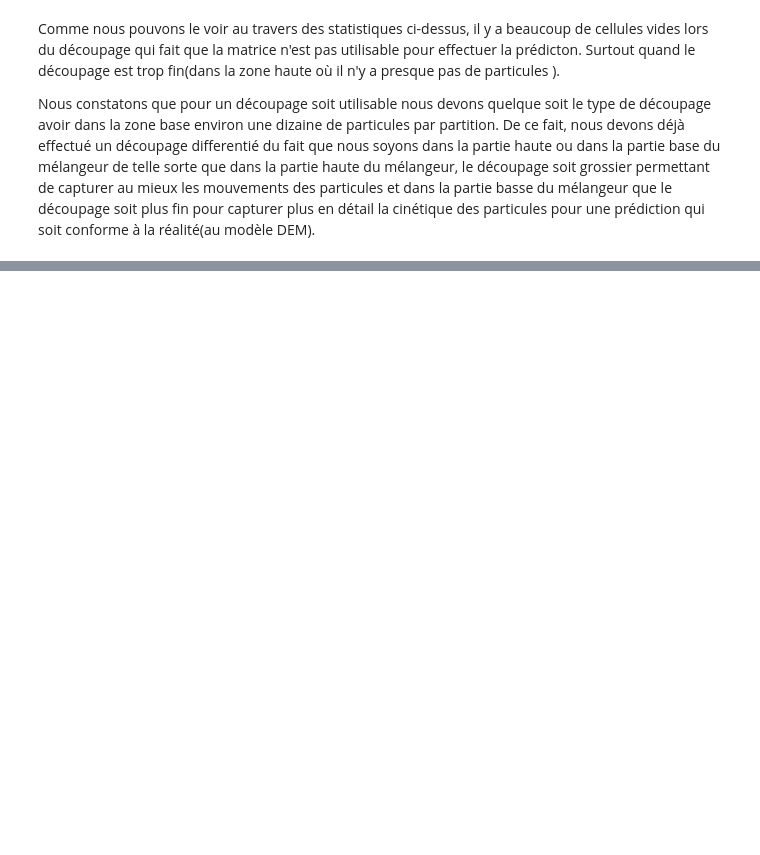
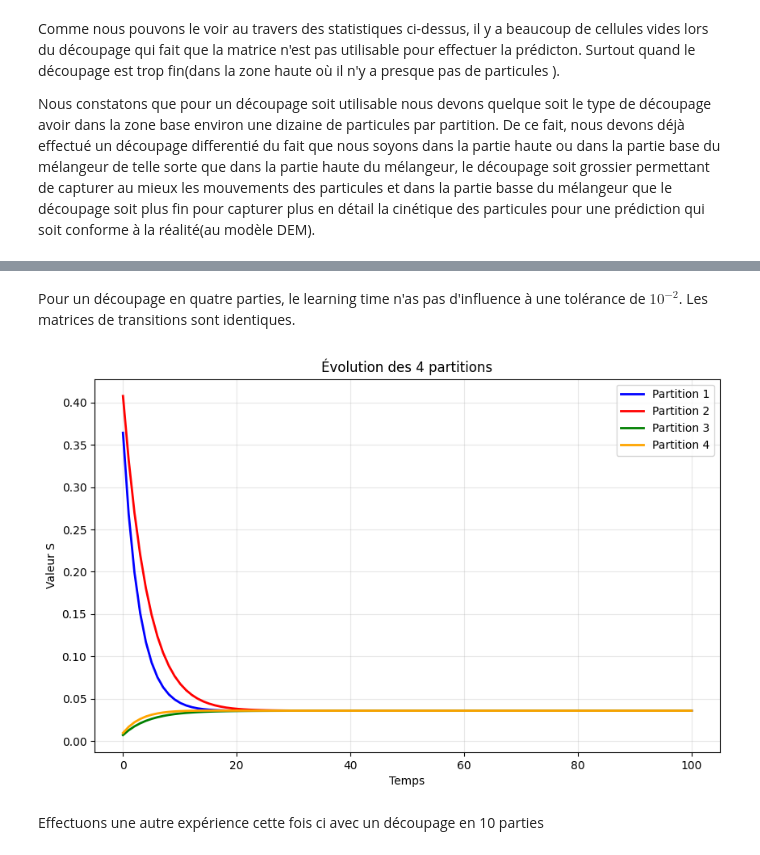
Before and after one commit to tiffank1802/DEM-MCM-Coupling, a Jupyter notebook: DEM_MCM/docs/observations_segregations.ipynb, the cells around one changed output, grey strips where cells are left out. Saved outputs shown, nothing was run; the diff lists cells and outputs as text; code cells hidden in the pictures; blank space fills up the shorter version.

Commit message:
etude de l'influence du learning time sur la cinétique de mélange pour un découpage en quatre partitions

```diff
--- a/DEM_MCM/docs/observations_segregations.ipynb
+++ b/DEM_MCM/docs/observations_segregations.ipynb
@@ -71,0 +168,2 @@ Nous pouvons donc
+# %%
+Analyzer.load_method('cylindrical')
@@ -71,0 +188,3 @@ Nous pouvons donc
+# %%
+cyl_experiment=list(Analyzer.results.keys()) # on enregistre les noms des experiences qui ont été faites
+cyl_experiment
@@ -71,0 +225,4 @@ Nous pouvons donc
+# %%
+patterns=['step1','start250','dt0.01','nr2_nth2_nz1']
+results=[cyl for cyl in cyl_experiment if all(pattern in cyl for pattern in patterns)]
+results
@@ -71,0 +278,23 @@ Nous pouvons donc
+# %% [markdown]
+Pour un découpage en quatre parties, le learning time n'as pas d'influence à une tolérance de $10^{-2}$. Les matrices de transitions sont identiques.
+# %%
+S_s=Analyzer.simulate_mixing(results[0])
+# %%
+plt.figure(figsize=(10, 6))
+
+# 4 partitions : colonne 0, 1, 2, 3
+plt.plot(temps, S_s[:, 0], 'b-', label='Partition 1', linewidth=2)
+plt.plot(temps, S_s[:, 1], 'r-', label='Partition 2', linewidth=2)
+plt.plot(temps, S_s[:, 2], 'g-', label='Partition 3', linewidth=2)
+plt.plot(temps, S_s[:, 3], 'orange', label='Partition 4', linewidth=2)
+
+plt.xlabel('Temps')
+plt.ylabel('Valeur S')
+plt.title('Évolution des 4 partitions')
+plt.legend()
+plt.grid(True, alpha=0.3)
+plt.show()
+# %% [output]
+[figure, added]
+# %% [markdown]
+Effectuons une autre expérience cette fois ci avec un découpage en 10 parties
```
Also changed, not shown: parts of 28 cells of this notebook, 5 other files.
